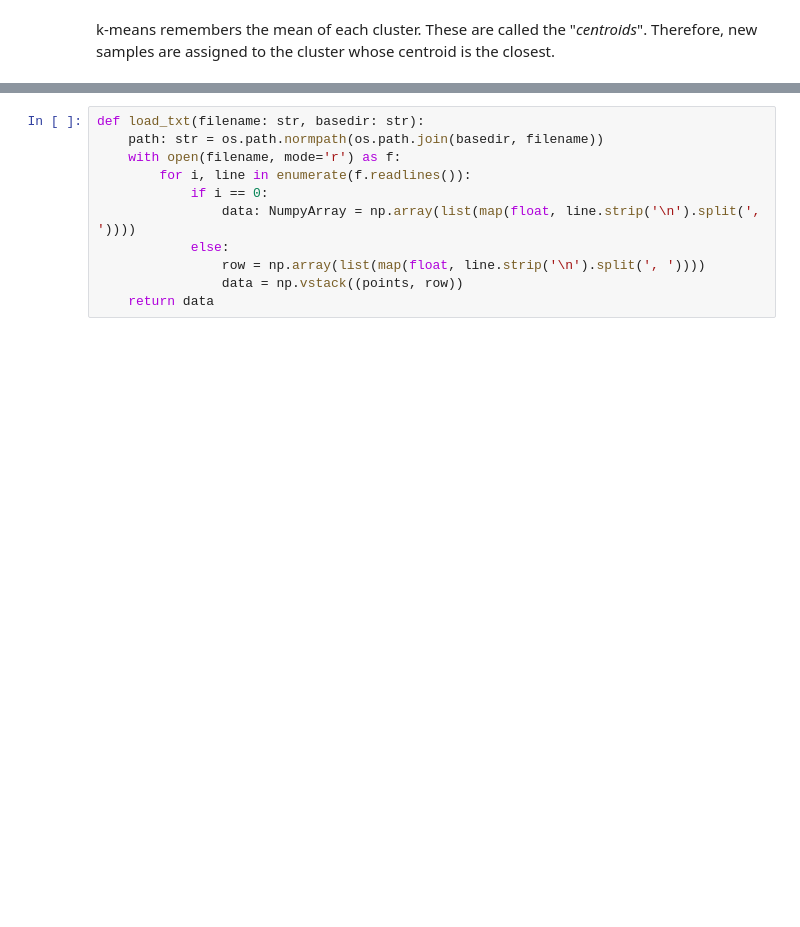
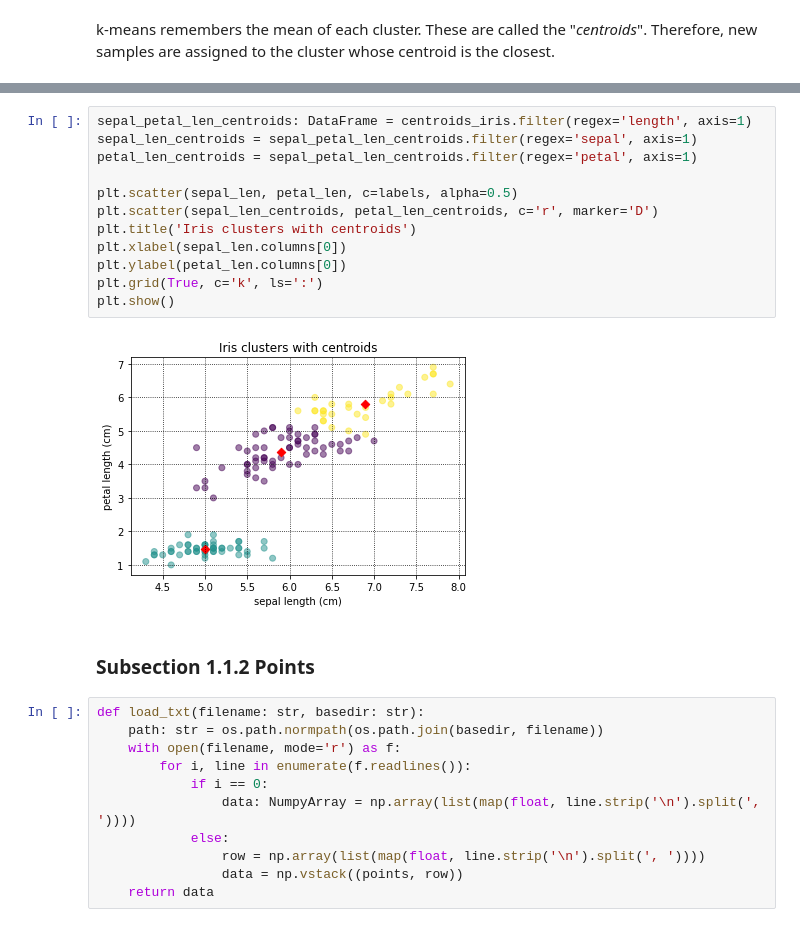
Before and after one commit to kbantoec/unsupervised_learning, a Jupyter notebook: clustering_for_dataset_exploration.ipynb, the cells around one changed output, grey strips where cells are left out. Cells and saved outputs as stored; diff of their text form; blank space fills up the shorter version.

```diff
--- a/clustering_for_dataset_exploration.ipynb
+++ b/clustering_for_dataset_exploration.ipynb
@@ -74,3 +104,19 @@ We are given an array `points` of size 300x2, where each row gives the (x, y) co
+# %%
+sepal_petal_len_centroids: DataFrame = centroids_iris.filter(regex='length', axis=1)
+sepal_len_centroids = sepal_petal_len_centroids.filter(regex='sepal', axis=1)
+petal_len_centroids = sepal_petal_len_centroids.filter(regex='petal', axis=1)
+
+plt.scatter(sepal_len, petal_len, c=labels, alpha=0.5)
+plt.scatter(sepal_len_centroids, petal_len_centroids, c='r', marker='D')
+plt.title('Iris clusters with centroids')
+plt.xlabel(sepal_len.columns[0])
+plt.ylabel(petal_len.columns[0])
+plt.grid(True, c='k', ls=':')
+plt.show()
+# %% [output]
+[figure, added]
+# %% [markdown]
+### Subsection 1.1.2 Points
 # %%
 def load_txt(filename: str, basedir: str):
     path: str = os.path.normpath(os.path.join(basedir, filename))
```
Also changed, not shown: parts of 14 cells of this notebook.
